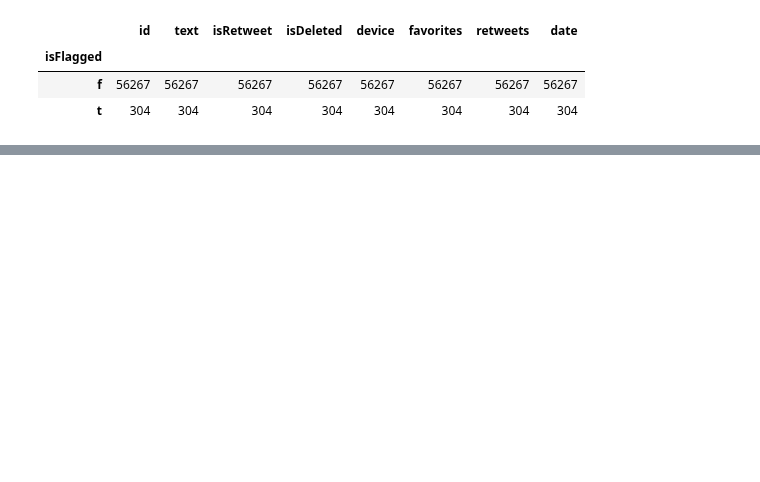
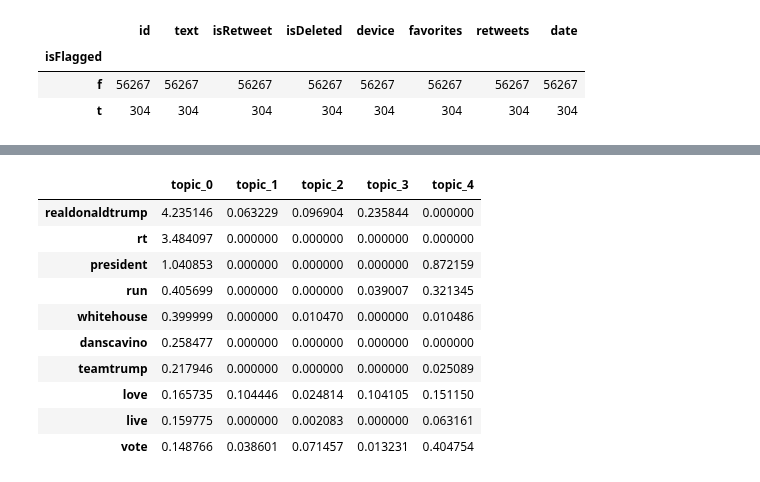
Before and after one commit to katurn1/Presidential_Tweets_NLP_Analysis, a Jupyter notebook: unsupervised_learning_project_code.ipynb, the cells around one changed output, grey strips where cells are left out. Drawn from its saved outputs; the diff is of its cells as text; code cells hidden in the pictures; blank space fills up the shorter version.

```diff
--- a/unsupervised_learning_project_code.ipynb
+++ b/unsupervised_learning_project_code.ipynb
@@ -118,0 +209,14 @@ df["date"] = pd.to_datetime(df.date , format="%Y/%m/%d %H:%M:%S") #create date_t
+# %%
+word_topic_matrix_df.sort_values(by='topic_0', ascending=False).head(10)
+# %% [output]
+|  | topic_0 | topic_1 | topic_2 | topic_3 | topic_4 |
+| realdonaldtrump | 4.235146 | 0.063229 | 0.096904 | 0.235844 | 0.000000 |
+| rt | 3.484097 | 0.000000 | 0.000000 | 0.000000 | 0.000000 |
+| president | 1.040853 | 0.000000 | 0.000000 | 0.000000 | 0.872159 |
+| run | 0.405699 | 0.000000 | 0.000000 | 0.039007 | 0.321345 |
+| whitehouse | 0.399999 | 0.000000 | 0.010470 | 0.000000 | 0.010486 |
+| danscavino | 0.258477 | 0.000000 | 0.000000 | 0.000000 | 0.000000 |
+| teamtrump | 0.217946 | 0.000000 | 0.000000 | 0.000000 | 0.025089 |
+| love | 0.165735 | 0.104446 | 0.024814 | 0.104105 | 0.151150 |
+| live | 0.159775 | 0.000000 | 0.002083 | 0.000000 | 0.063161 |
+| vote | 0.148766 | 0.038601 | 0.071457 | 0.013231 | 0.404754 |
```
Also changed, not shown: parts of 26 cells of this notebook.
